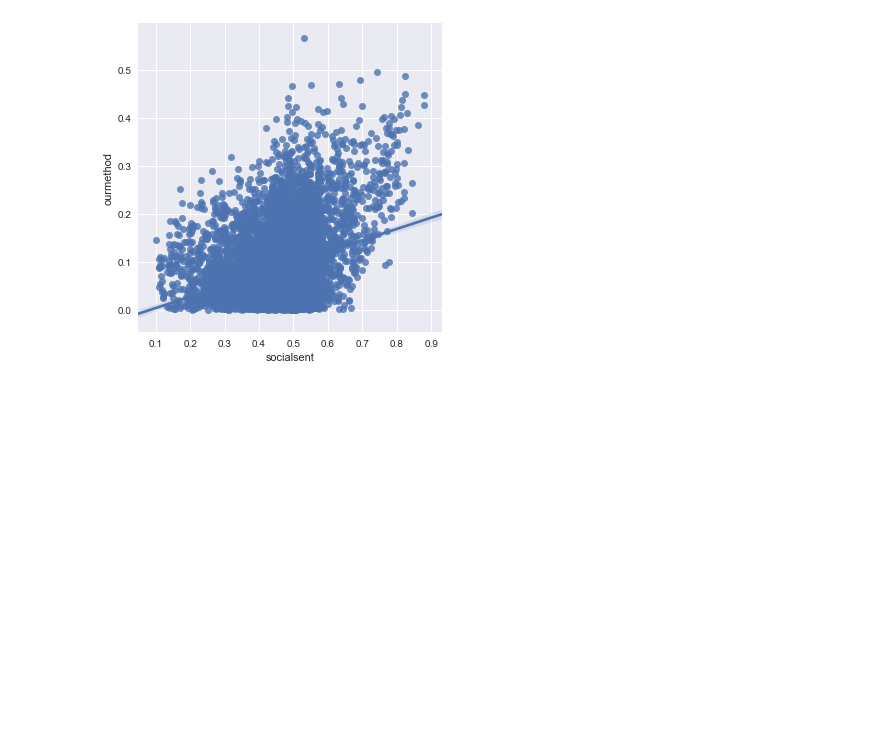
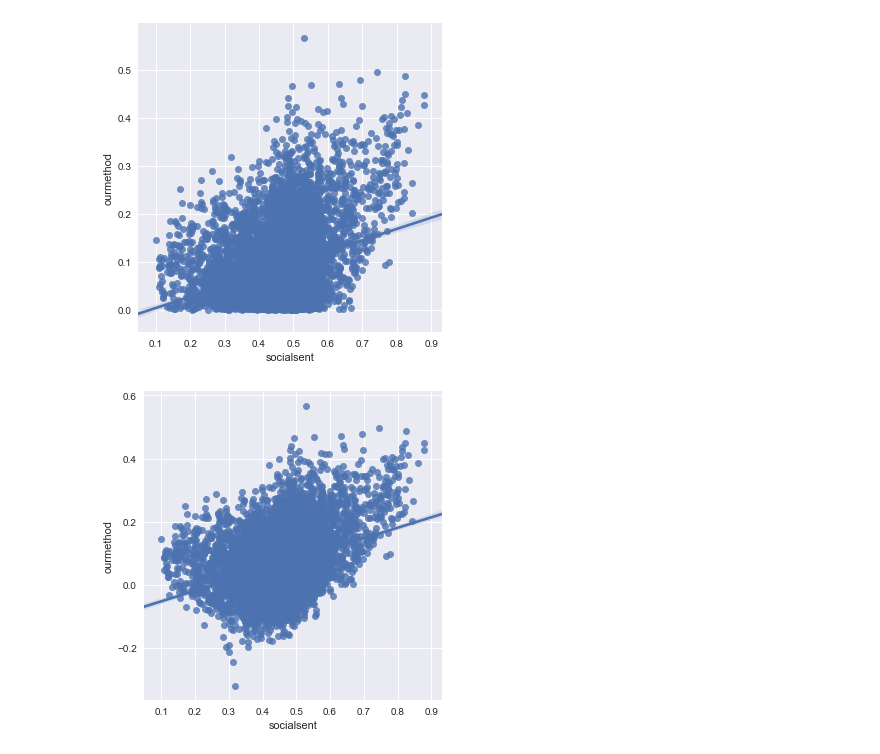
Before and after one commit to ghdi6758/w2v_app_result, a Jupyter notebook: comparison_with_socialsent.ipynb, the cells around one changed output. Cells and saved outputs as stored; diff of their text form; code cells hidden in the pictures; blank space fills up the shorter version.

```diff
--- a/comparison_with_socialsent.ipynb
+++ b/comparison_with_socialsent.ipynb
@@ -23,3 +23,9 @@ df = pd.read_table('./polarities_comparison_byaveraging_google.txt')
 g = sns.lmplot(x="socialsent", y="ourmethod", data=df)
 # %% [output]
 [figure]
+# %%
+df = pd.read_table('./polarities_comparison_google.txt')
+g = sns.lmplot(x="socialsent", y="ourmethod", data=df)
+g.savefig('plot/sentprop_vs_ourmethod_googlenews-w2v_general-inquirer-lexicon.jpg')
+# %% [output]
+[figure, added]
```
